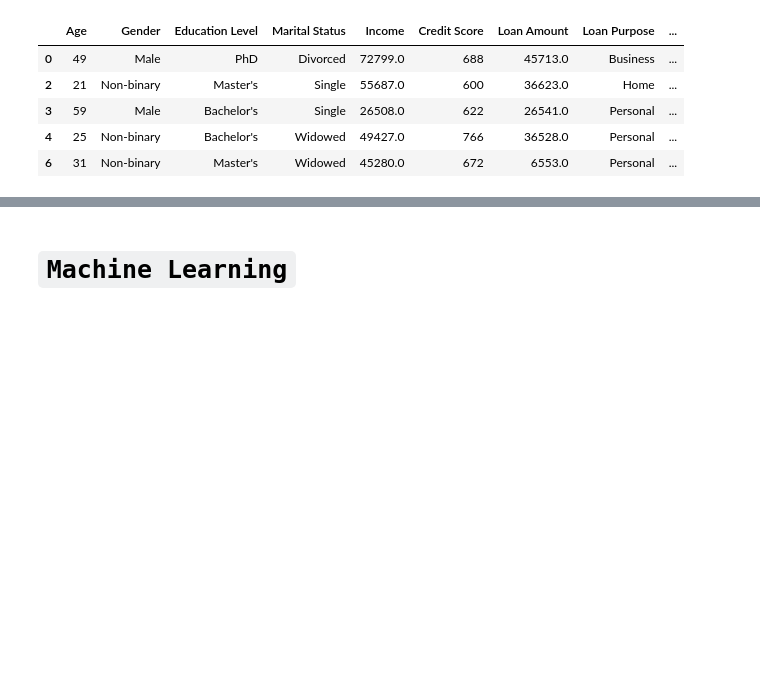
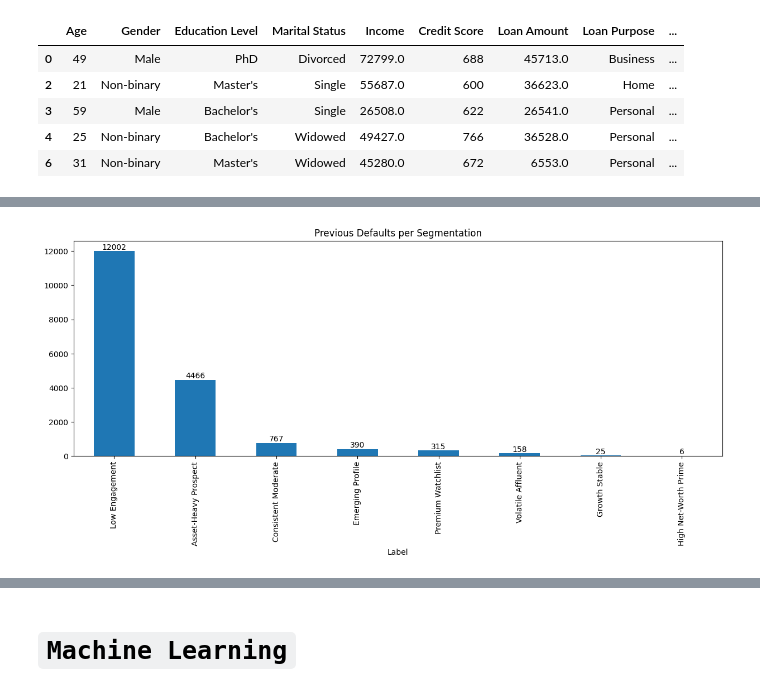
Before and after one commit to RookieCoder12/DevArena-Week-11, a Jupyter notebook: customer_segmentation.ipynb, the cells around one changed output, grey strips where cells are left out. Saved outputs shown, nothing was run; the diff lists cells and outputs as text; code cells hidden in the pictures; blank space fills up the shorter version.

```diff
--- a/customer_segmentation.ipynb
+++ b/customer_segmentation.ipynb
@@ -289,0 +321,11 @@ df_analysis.head()
+# %%
+plt.figure(figsize=(15,5))
+
+def_counts = round(df_analysis.groupby('Label')['Previous Defaults'].sum(), 0).sort_values(ascending = False)
+ax = def_counts.plot(kind='bar')
+for cols in ax.containers:
+    ax.bar_label(cols)
+plt.title('Previous Defaults per Segmentation')
+plt.show()
+# %% [output]
+[figure, added]
```
Also changed, not shown: parts of 38 cells of this notebook.
